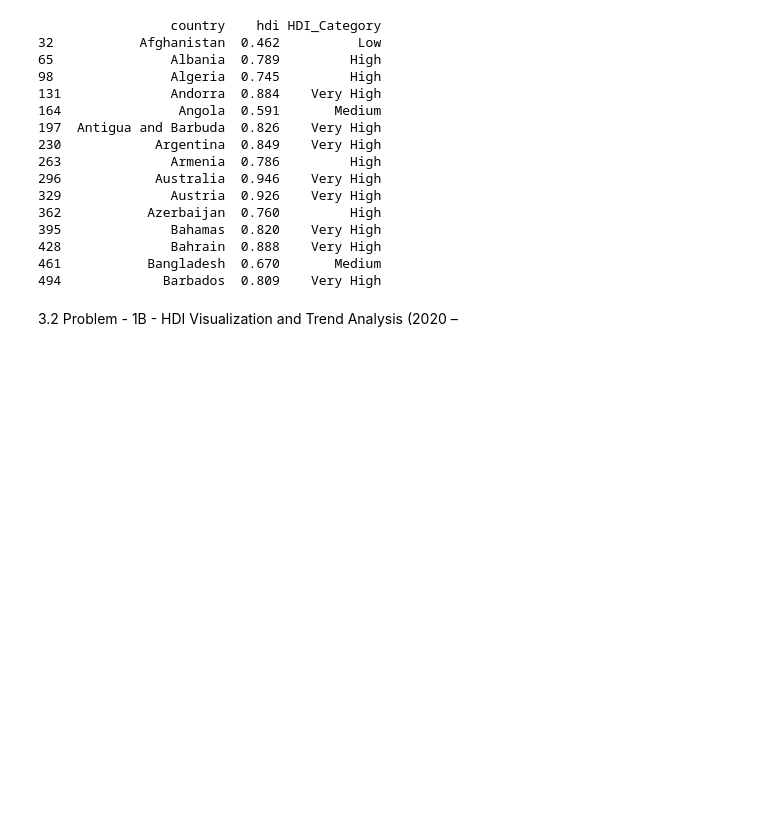
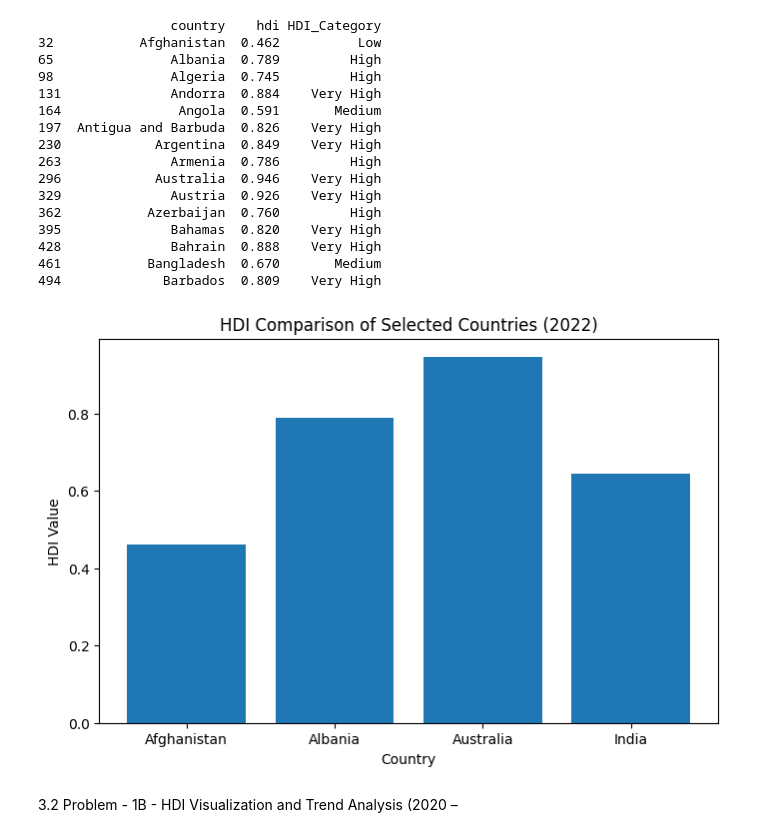
Before and after one commit to KushalGurung10/concepts-and-technologies-of-AI, a Jupyter notebook: 2462300_KushalGurung.ipynb, the cells around one changed output. Cells and saved outputs as stored; diff of their text form; code cells hidden in the pictures; blank space fills up the shorter version.

```diff
--- a/2462300_KushalGurung.ipynb
+++ b/2462300_KushalGurung.ipynb
@@ -203,6 +211,21 @@ hdi_2022_df.to_csv('HDI_category_added.csv', index=False)
 428              Bahrain  0.888    Very High
 461           Bangladesh  0.670       Medium
 494             Barbados  0.809    Very High
+# %%
+selected_countries = ['Afghanistan', 'Albania', 'India', 'Australia']
+
+filtered_df = hdi_2022_df[
+    hdi_2022_df['country'].isin(selected_countries)
+]
+
+plt.figure(figsize=(8,5))
+plt.bar(filtered_df['country'], filtered_df['hdi'])
+plt.xlabel('Country')
+plt.ylabel('HDI Value')
+plt.title('HDI Comparison of Selected Countries (2022)')
+plt.show()
+# %% [output]
+[figure, added]
 # %% [markdown]
 3.2 Problem - 1B - HDI Visualization and Trend Analysis (2020 –
 # %% [markdown]
```
Also changed, not shown: parts of 12 cells of this notebook.
